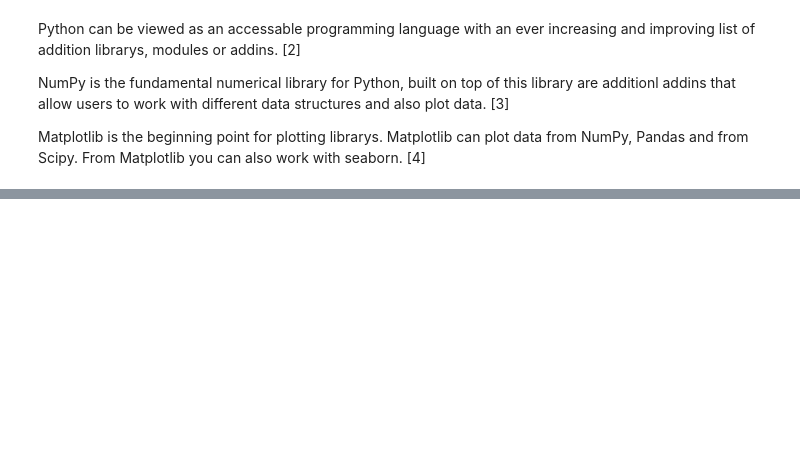
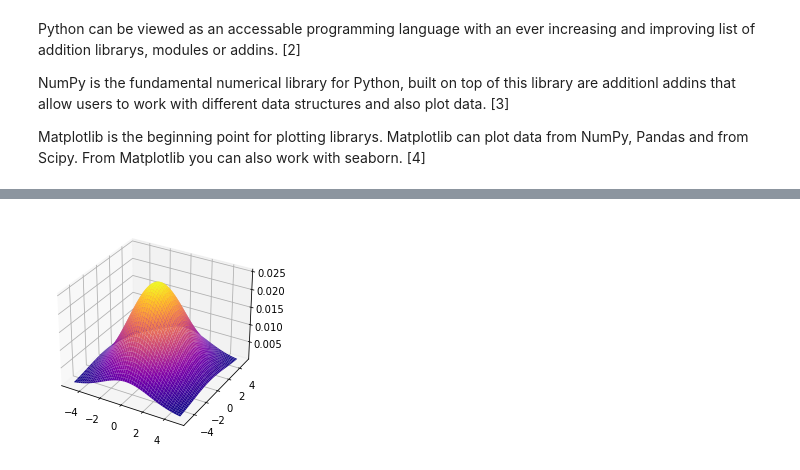
Before and after one commit to VCurry20/FDAProject2021, a Jupyter notebook: pyplot.ipynb, the cells around one changed output, grey strips where cells are left out. Saved outputs shown, nothing was run; the diff lists cells and outputs as text; code cells hidden in the pictures; blank space fills up the shorter version.

```diff
--- a/pyplot.ipynb
+++ b/pyplot.ipynb
@@ -47,0 +120,30 @@ import matplotlib.pyplot as plt
+# %%
+from scipy.stats import multivariate_normal
+
+X = np.linspace(-5,5,50)
+
+Y = np.linspace(-5,5,50)
+
+X, Y = np.meshgrid(X,Y)
+
+X_mean = 0; Y_mean = 0
+
+X_var = 5; Y_var = 8
+
+pos = np.empty(X.shape+(2,))
+
+pos[:,:,0]=X
+
+pos[:,:,1]=Y
+
+rv = multivariate_normal([X_mean, Y_mean],[[X_var, 0], [0, Y_var]])
+
+fig = plt.figure()
+
+ax = fig.add_subplot(111, projection='3d')
+
+ax.plot_surface(X, Y, rv.pdf(pos), cmap="plasma")
+
+plt.show()
+# %% [output]
+[figure, added]
```
Also changed, not shown: parts of 9 cells of this notebook.
